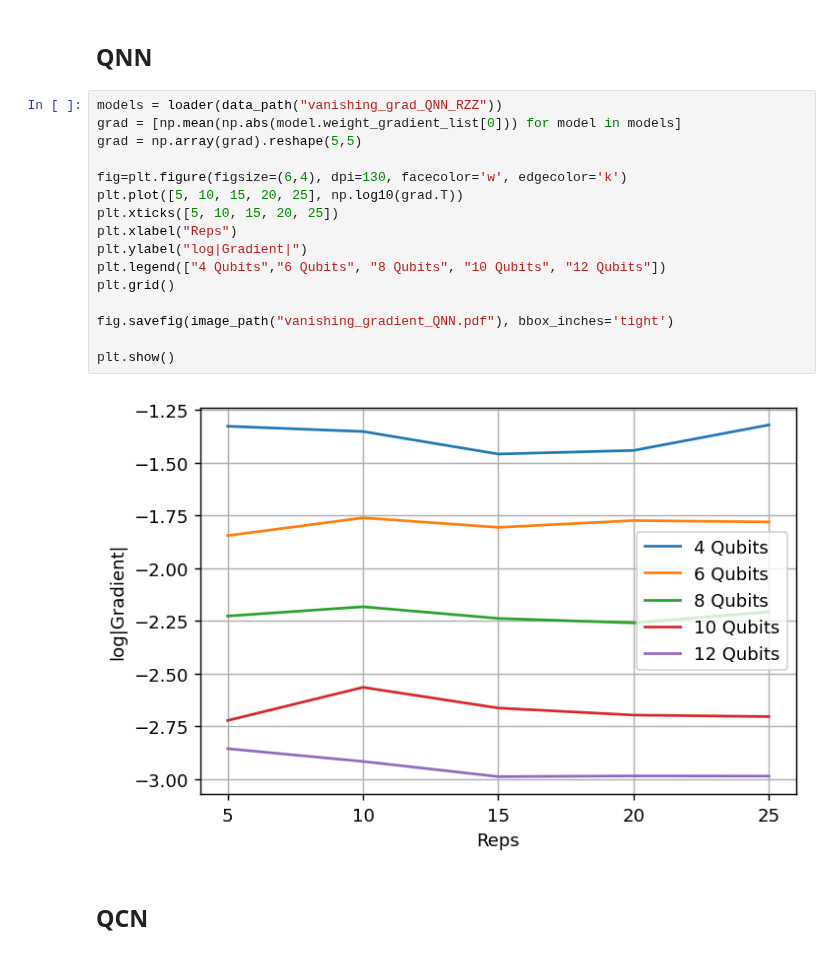
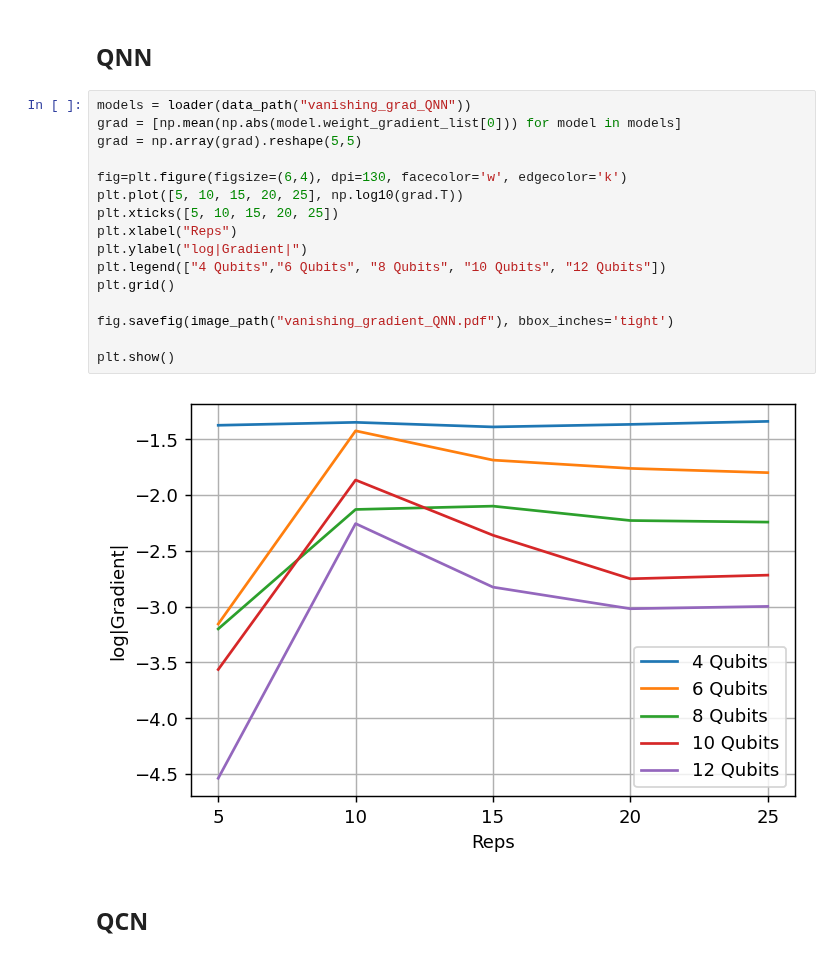
Before and after one commit to KristianWold/Master-Thesis, a Jupyter notebook: notebooks/analysis/Vanishing gradient, Analysis.ipynb, the cells around one changed output. Saved outputs shown, nothing was run; the diff lists cells and outputs as text.

```diff
--- a/notebooks/analysis/Vanishing gradient, Analysis.ipynb
+++ b/notebooks/analysis/Vanishing gradient, Analysis.ipynb
@@ -23,23 +26,23 @@ np.set_printoptions(precision=3)
 # %% [markdown]
 ## QNN
 # %%
-models = loader(data_path("vanishing_grad_QNN_RZZ"))
+models = loader(data_path("vanishing_grad_QNN"))
 grad = [np.mean(np.abs(model.weight_gradient_list[0])) for model in models]
 grad = np.array(grad).reshape(5,5)
 
 fig=plt.figure(figsize=(6,4), dpi=130, facecolor='w', edgecolor='k')
 plt.plot([5, 10, 15, 20, 25], np.log10(grad.T))
 plt.xticks([5, 10, 15, 20, 25])
 plt.xlabel("Reps")
 plt.ylabel("log|Gradient|")
 plt.legend(["4 Qubits","6 Qubits", "8 Qubits", "10 Qubits", "12 Qubits"])
 plt.grid()
 
 fig.savefig(image_path("vanishing_gradient_QNN.pdf"), bbox_inches='tight')
 
 plt.show()
 # %% [output]
-[figure, old version]
+[figure, new version]
 # %% [markdown]
 ## QCN
 # %% [markdown]
```
Also changed, not shown: parts of 1 cell of this notebook, 4 other files.
